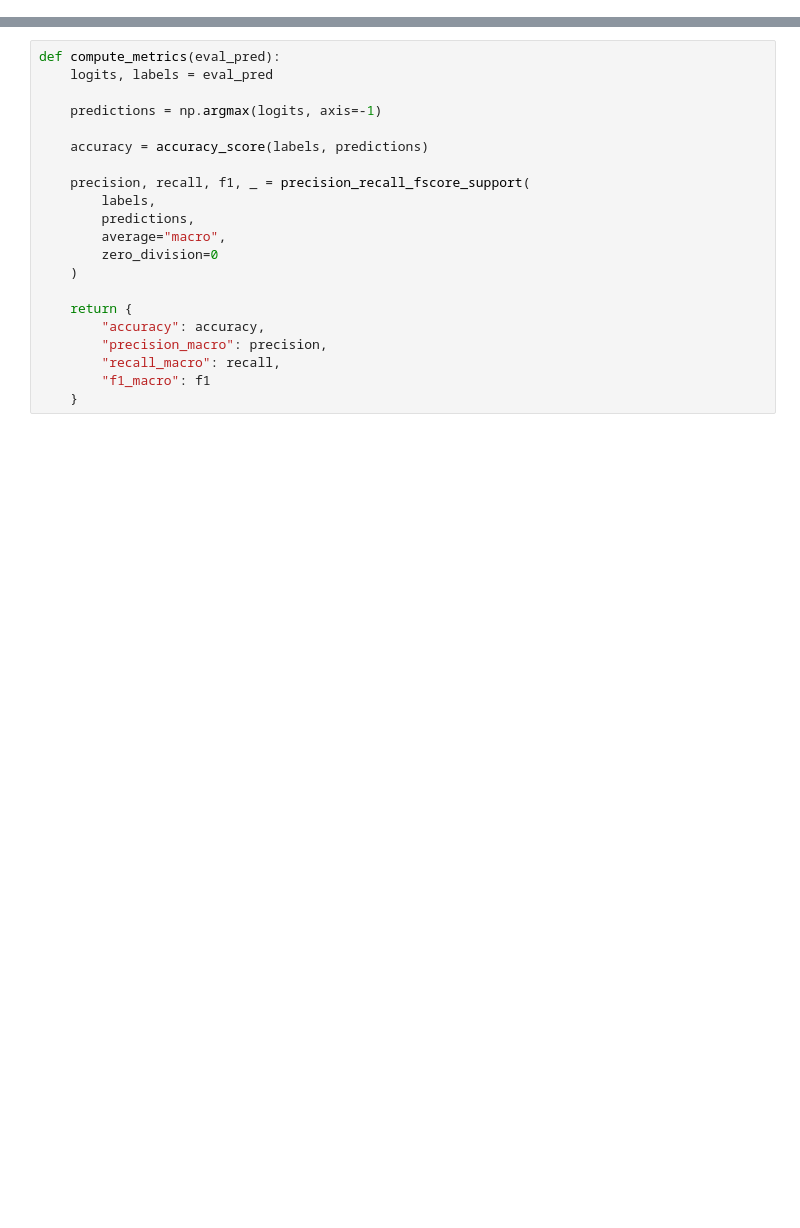
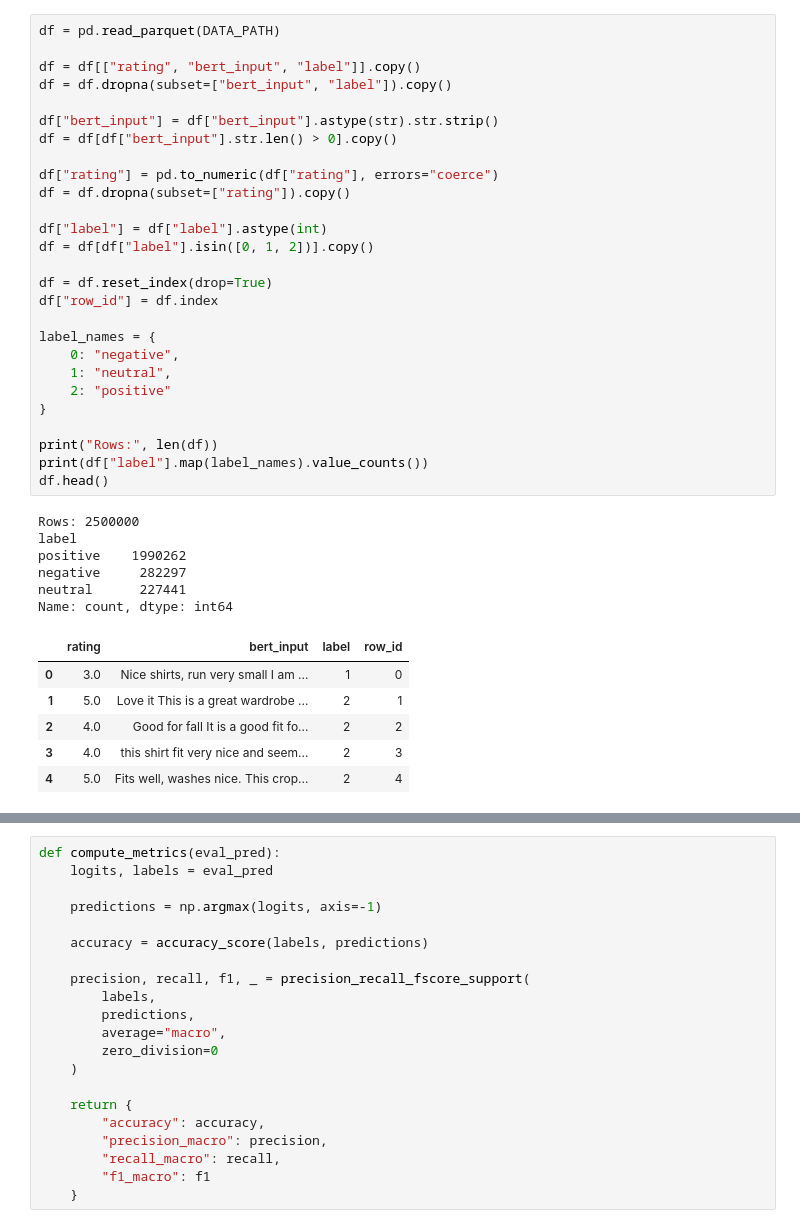
Before and after one commit to aliabdou92019/ecommerce-recommendation-engine, a Jupyter notebook: notebooks/04_bert_sentiment.ipynb, the cells around one changed output, grey strips where cells are left out. Saved outputs shown, nothing was run; the diff lists cells and outputs as text; blank space fills up the shorter version.

```diff
--- a/notebooks/04_bert_sentiment.ipynb
+++ b/notebooks/04_bert_sentiment.ipynb
@@ -347,0 +333,40 @@ Notes:
+# %%
+df = pd.read_parquet(DATA_PATH)
+
+df = df[["rating", "bert_input", "label"]].copy()
+df = df.dropna(subset=["bert_input", "label"]).copy()
+
+df["bert_input"] = df["bert_input"].astype(str).str.strip()
+df = df[df["bert_input"].str.len() > 0].copy()
+
+df["rating"] = pd.to_numeric(df["rating"], errors="coerce")
+df = df.dropna(subset=["rating"]).copy()
+
+df["label"] = df["label"].astype(int)
+df = df[df["label"].isin([0, 1, 2])].copy()
+
+df = df.reset_index(drop=True)
+df["row_id"] = df.index
+
+label_names = {
+    0: "negative",
+    1: "neutral",
+    2: "positive"
+}
+
+print("Rows:", len(df))
+print(df["label"].map(label_names).value_counts())
+df.head()
+# %% [output]
+Rows: 2500000
+label
+positive    1990262
+negative     282297
+neutral      227441
+Name: count, dtype: int64
+|  | rating | bert_input | label | row_id |
+| 0 | 3.0 | Nice shirts, run very small I am ... | 1 | 0 |
+| 1 | 5.0 | Love it This is a great wardrobe ... | 2 | 1 |
+| 2 | 4.0 | Good for fall It is a good fit fo... | 2 | 2 |
+| 3 | 4.0 | this shirt fit very nice and seem... | 2 | 3 |
+| 4 | 5.0 | Fits well, washes nice. This crop... | 2 | 4 |
```
Also changed, not shown: parts of 71 cells of this notebook.
